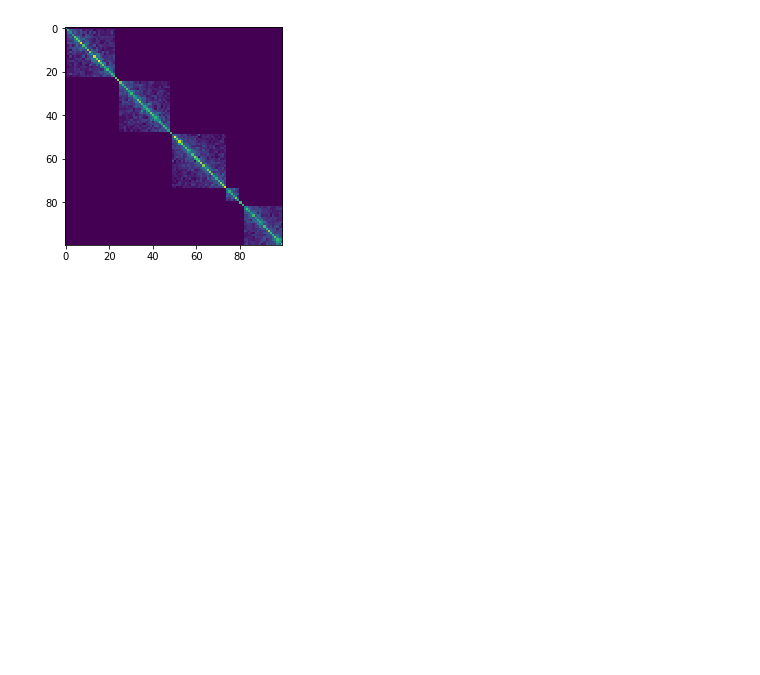
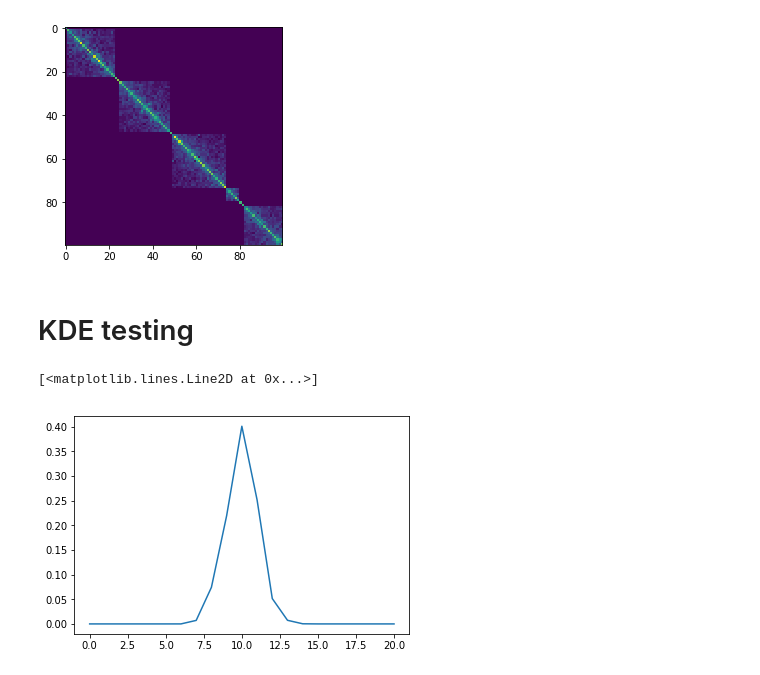
Before and after one commit to dmitrymyl/TADselect, a Jupyter notebook: examples/test.ipynb, the cells around one changed output. Drawn from its saved outputs; the diff is of its cells as text; code cells hidden in the pictures; blank space fills up the shorter version.

```diff
--- a/examples/test.ipynb
+++ b/examples/test.ipynb
@@ -705,3 +706,16 @@ plt.imshow(some_mtx[4422:4522, 4422:4522])
 # %% [output]
 <matplotlib.image.AxesImage at 0x...>
 [figure]
+# %% [markdown]
+# KDE testing
+# %%
+m = np.random.normal(size=2000)
+# %%
+kernel = scipy.stats.kde.gaussian_kde(m)
+# %%
+points = list(range(-10, 11))
+# %%
+plt.plot(kernel(points))
+# %% [output]
+[<matplotlib.lines.Line2D at 0x...>]
+[figure, added]
```
Also changed, not shown: parts of 1 cell of this notebook, 1 other file.
